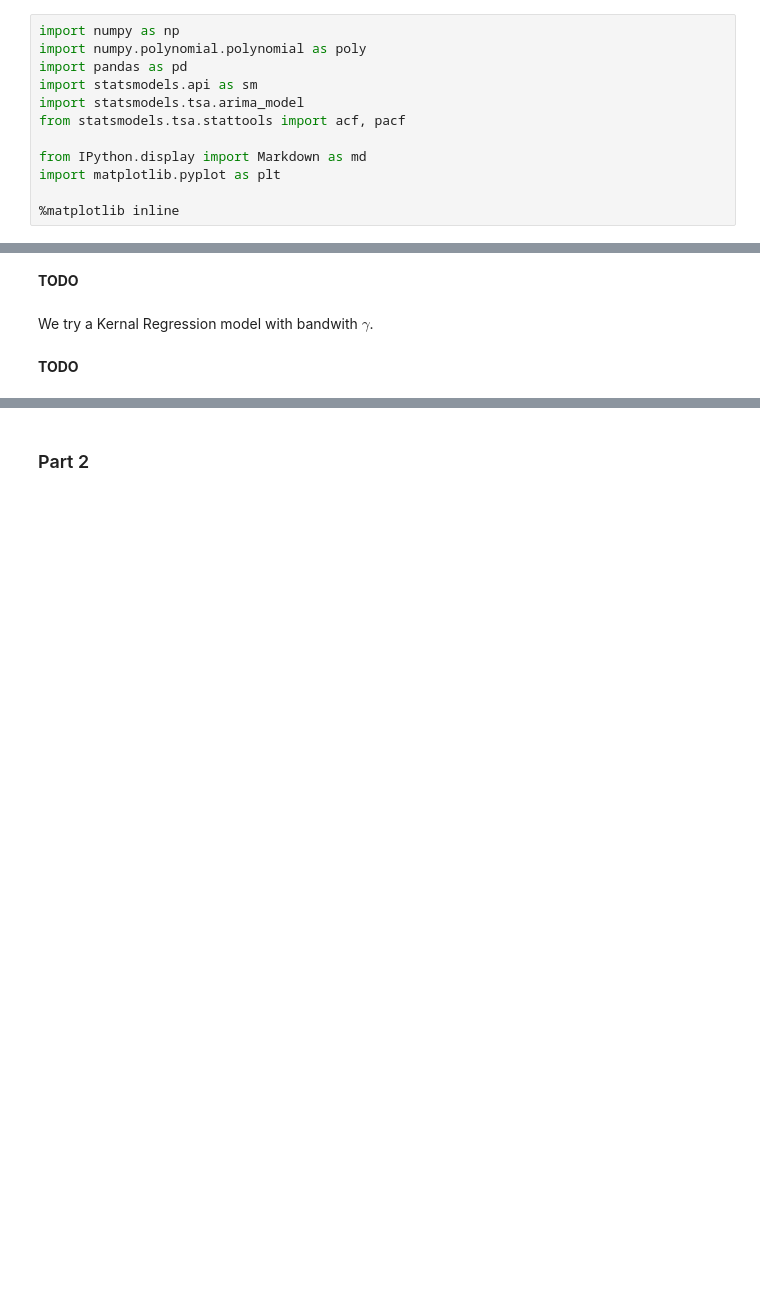
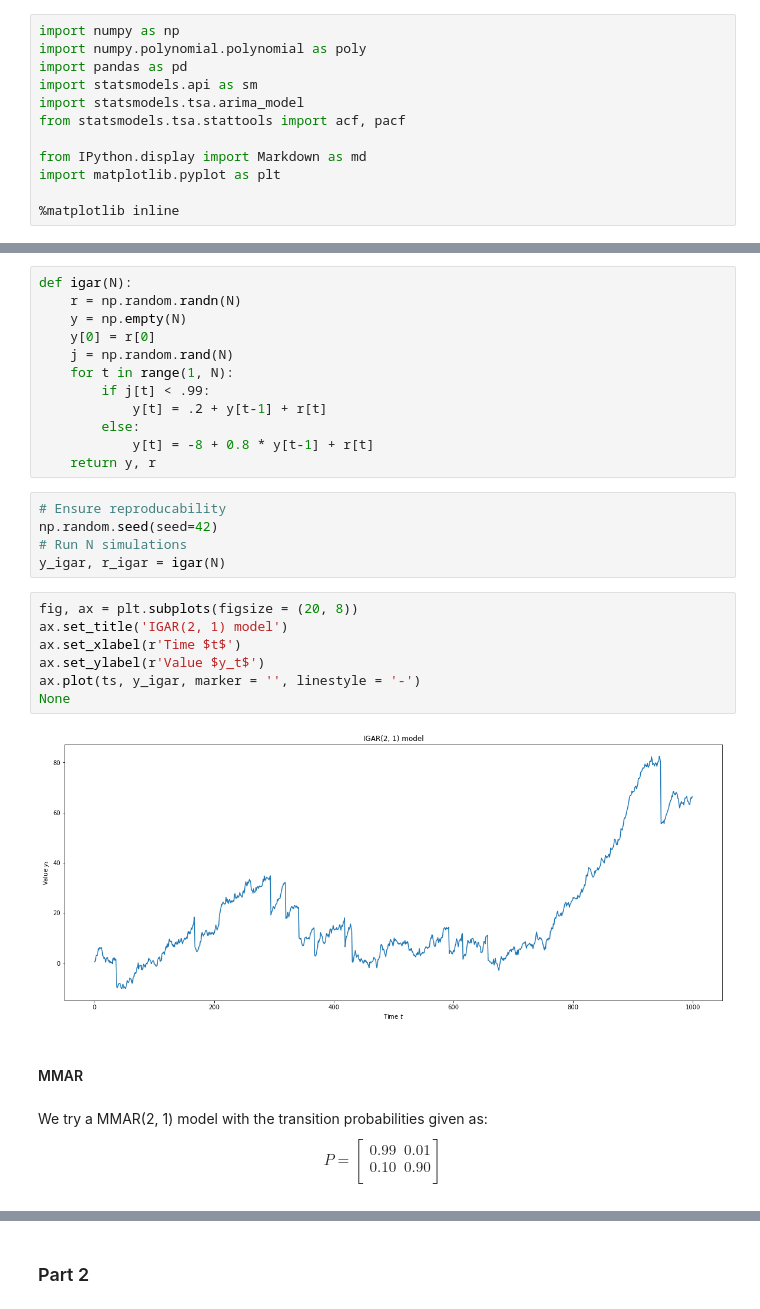
Before and after one commit to niklascp/02427-advanced-ts, a Jupyter notebook: ex1/ex1.ipynb, the cells around one changed output, grey strips where cells are left out. Saved outputs shown, nothing was run; the diff lists cells and outputs as text; blank space fills up the shorter version.

```diff
--- a/ex1/ex1.ipynb
+++ b/ex1/ex1.ipynb
@@ -54,6 +85,38 @@ We try a MMAR(2, 1) models
+# %%
+def igar(N):
+    r = np.random.randn(N)
+    y = np.empty(N)
+    y[0] = r[0]
+    j = np.random.rand(N)
+    for t in range(1, N):
+        if j[t] < .99:
+            y[t] = .2 + y[t-1] + r[t]
+        else:
+            y[t] = -8 + 0.8 * y[t-1] + r[t]
+    return y, r
+# %%
+# Ensure reproducability
+np.random.seed(seed=42)
+# Run N simulations
+y_igar, r_igar = igar(N)
+# %%
+fig, ax = plt.subplots(figsize = (20, 8))
+ax.set_title('IGAR(2, 1) model')
+ax.set_xlabel(r'Time $t$')
+ax.set_ylabel(r'Value $y_t$')
+ax.plot(ts, y_igar, marker = '', linestyle = '-')
+None
+# %% [output]
+[figure, added]
 # %% [markdown]
-**TODO**
+#### MMAR
-# %% [markdown]
-We try a Kernal Regression model with bandwith $\gamma$.
-# %% [markdown]
-**TODO**
+# %% [markdown]
+We try a MMAR(2, 1) model with the transition probabilities given as:
+$$
+P = \left[
+    \begin{array}{rr}
+        0.99 & 0.01 \\
+        0.10 & 0.90 \\
+    \end{array}
+    \right]
+$$
```
Also changed, not shown: parts of 56 cells of this notebook, 3 other files.
